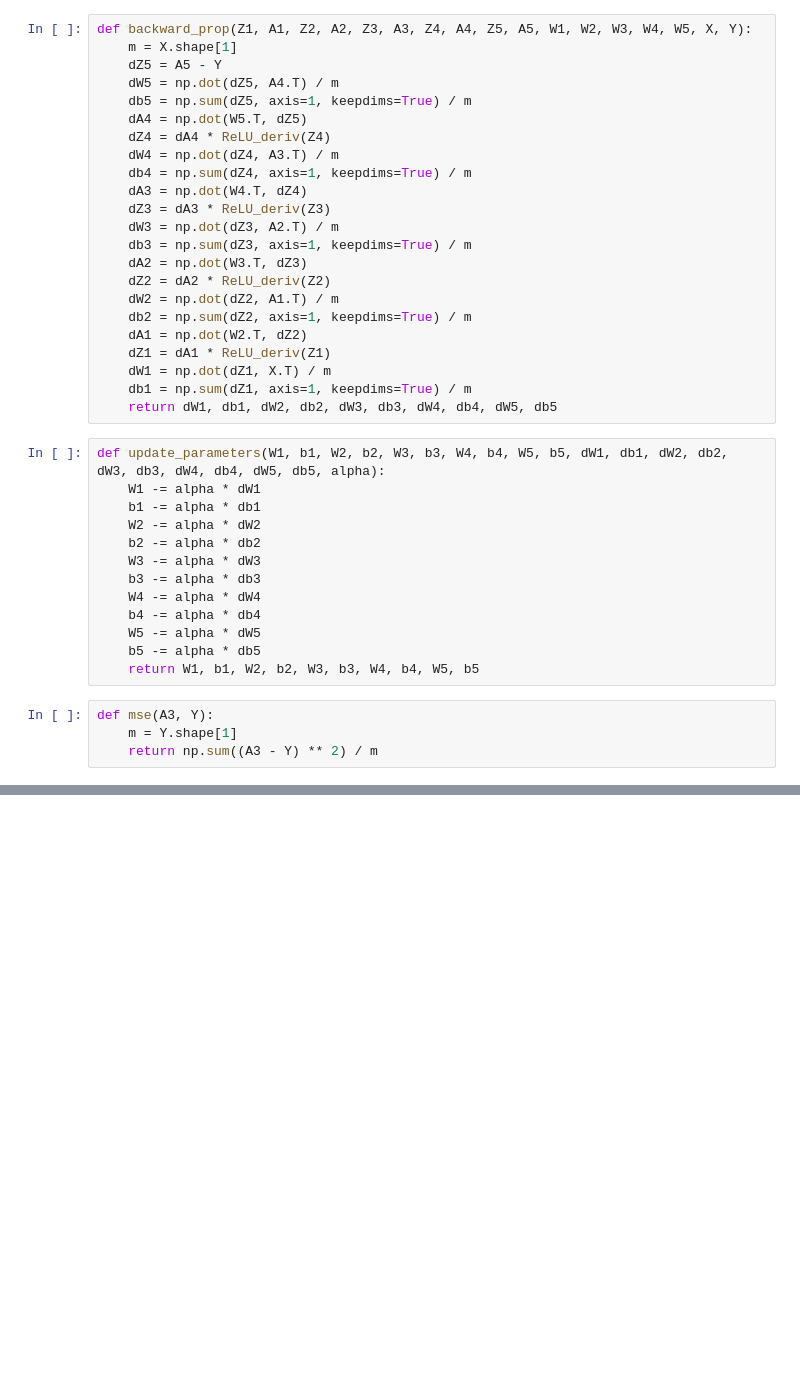
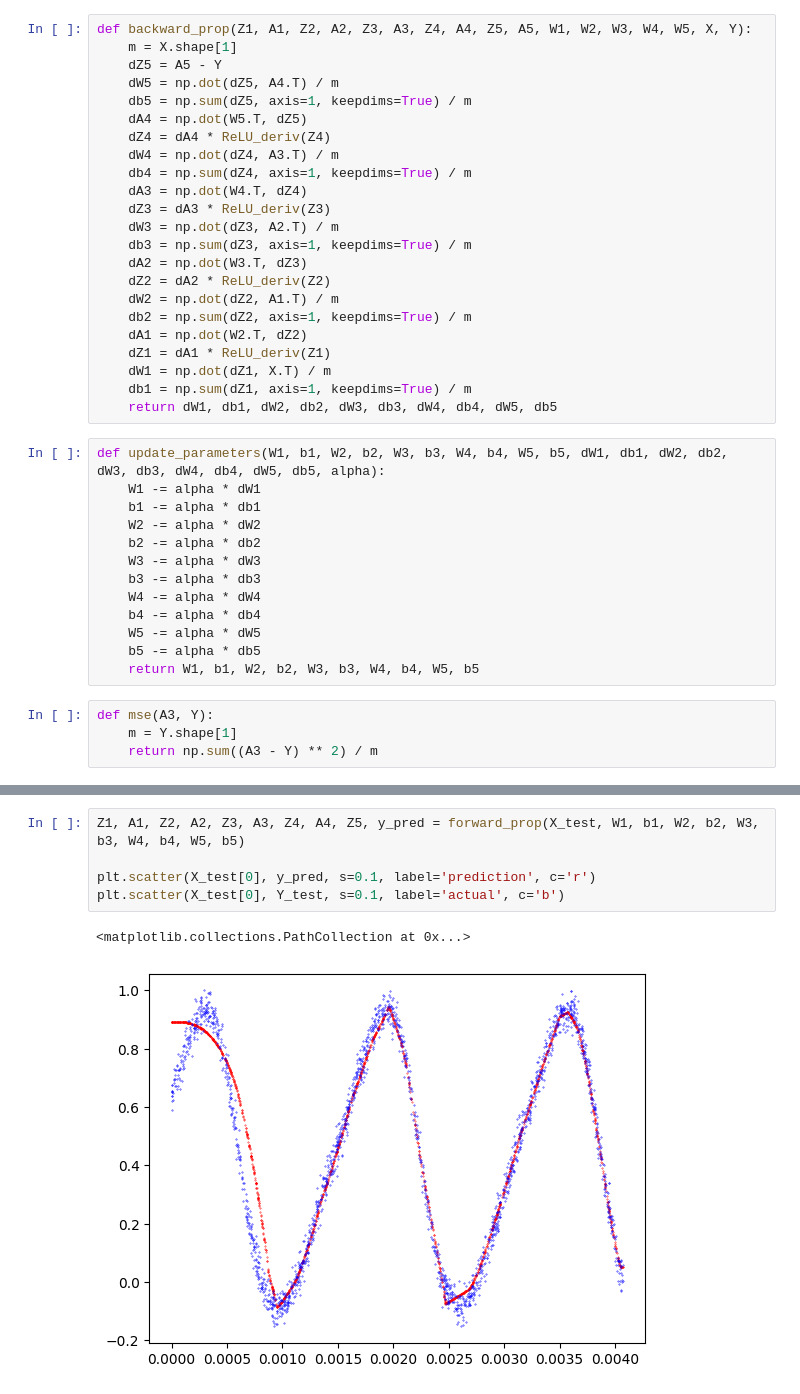
Before and after one commit to moleh13/Neural-Network, a Jupyter notebook: Function Approximation.ipynb, the cells around one changed output, grey strips where cells are left out. Cells and saved outputs as stored; diff of their text form; blank space fills up the shorter version.

```diff
--- a/Function Approximation.ipynb
+++ b/Function Approximation.ipynb
@@ -267,0 +255,8 @@ loss:  10.651296207695994 iteration:  1000
+# %%
+Z1, A1, Z2, A2, Z3, A3, Z4, A4, Z5, y_pred = forward_prop(X_test, W1, b1, W2, b2, W3, b3, W4, b4, W5, b5)
+
+plt.scatter(X_test[0], y_pred, s=0.1, label='prediction', c='r')
+plt.scatter(X_test[0], Y_test, s=0.1, label='actual', c='b')
+# %% [output]
+<matplotlib.collections.PathCollection at 0x...>
+[figure, added]
```
Also changed, not shown: parts of 8 cells of this notebook.
